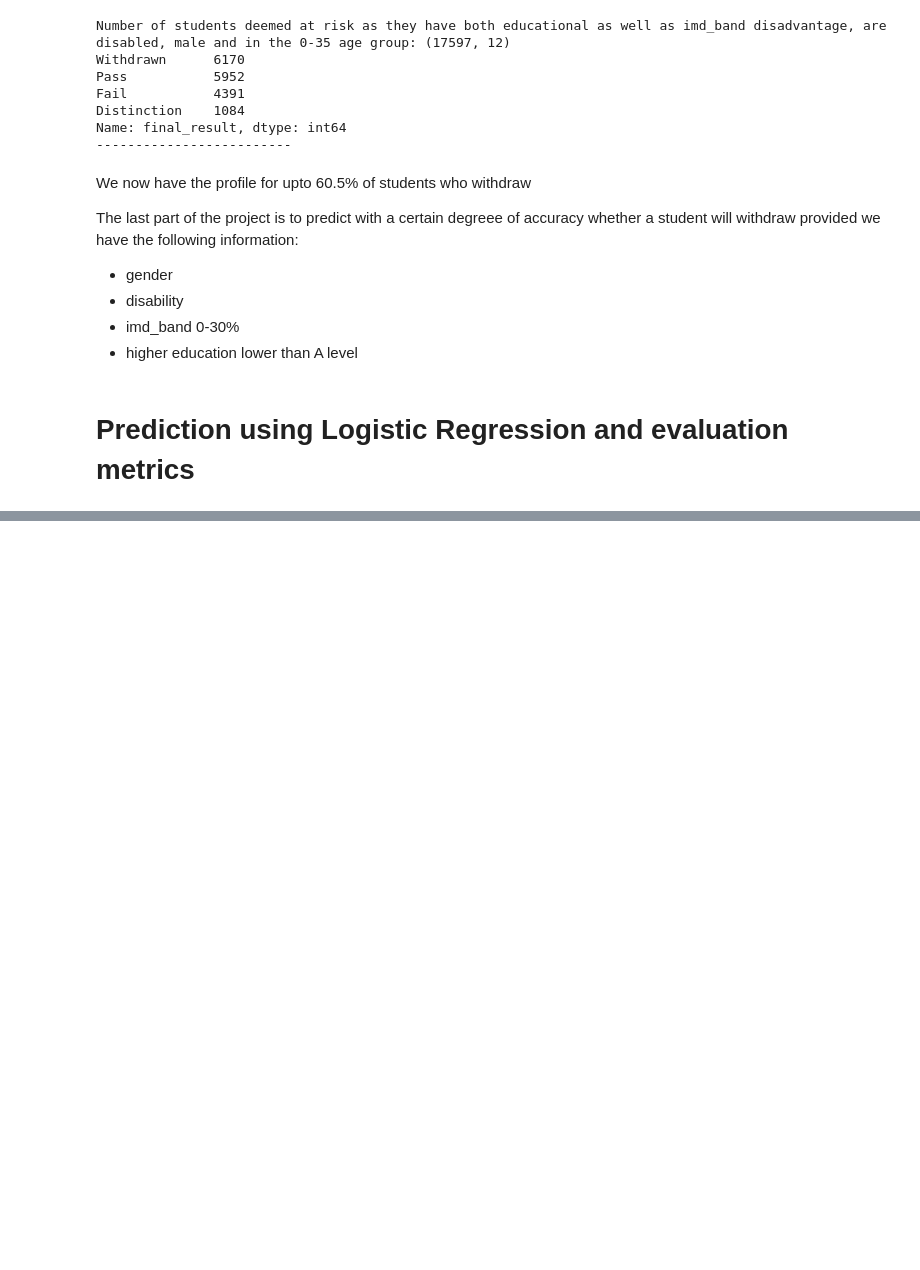
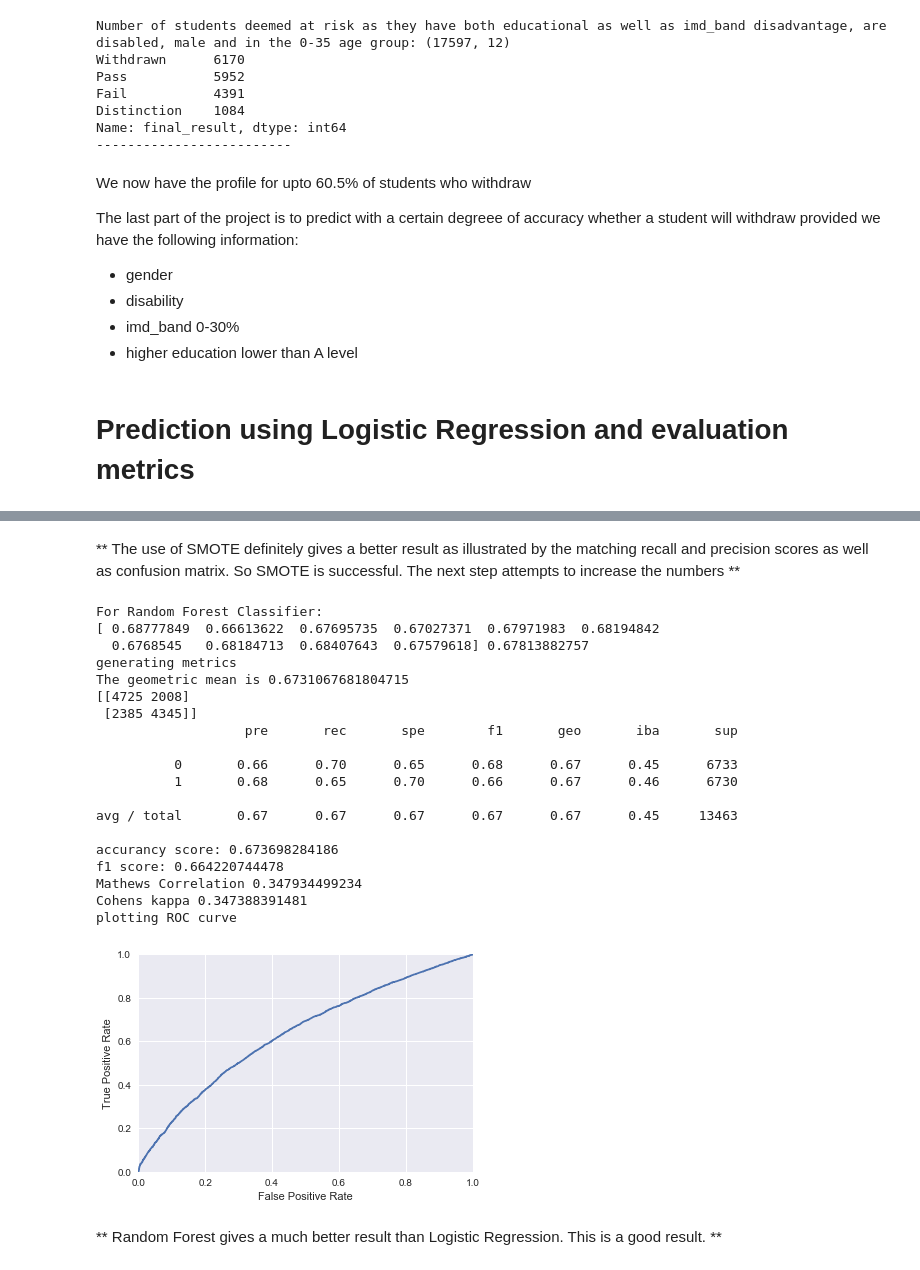
Before and after one commit to SoumyaK23/Springboard-Data-Intensive-and-Machine-Learning, a Jupyter notebook: Capstone2/OU_FinalCapstone.ipynb, the cells around one changed output, grey strips where cells are left out. Drawn from its saved outputs; the diff is of its cells as text; code cells hidden in the pictures; blank space fills up the shorter version.

```diff
--- a/Capstone2/OU_FinalCapstone.ipynb
+++ b/Capstone2/OU_FinalCapstone.ipynb
@@ -900,0 +1009,68 @@ Done
+# %% [markdown]
+** The use of SMOTE definitely gives a better result as illustrated by the matching recall and precision scores as well as confusion matrix. So SMOTE is successful. The next step attempts to increase the numbers **
+# %%
+# Try Random Forest classifier classifiers
+print("For Random Forest Classifier:")
+
+
+rf = pl.make_pipeline(os.SMOTE(random_state=RANDOM_STATE),
+                            RandomForestClassifier(class_weight="balanced"))
+
+
+
+rfscores = cross_val_score(rf, X_train, y_train, scoring='accuracy', cv=10)
+print(rfscores, rfscores.mean())
+
+# Train the classifier with balancing
+rf.fit(X_train, y_train)
+
+# Test the classifier and get the prediction
+print('generating metrics')
+y_pred_rf = rf.predict(X_test)
+print('The geometric mean is {}'.format(geometric_mean_score(
+    y_test,
+    y_pred_rf)))
+
+
+# Show the classification report
+print(metrics.confusion_matrix(y_test, y_pred_rf))
+print(classification_report_imbalanced(y_test, y_pred_rf))
+
+print('accurancy score:',metrics.accuracy_score(y_test, y_pred_rf))
+print('f1 score:',metrics.f1_score(y_test, y_pred_rf))
+print('Mathews Correlation',matthews_corrcoef(y_test, y_pred_rf))
+print('Cohens kappa', cohen_kappa_score(y_test, y_pred_rf))
+
+
+# plot ROC curve
+print('plotting ROC curve')
+fpr, tpr, thresholds = metrics.roc_curve(y_test, probs[:, 1])
+plt.plot(fpr, tpr)
+plt.xlim([0.0, 1.0])
+plt.ylim([0.0, 1.0])
+plt.xlabel('False Positive Rate')
+plt.ylabel('True Positive Rate')
+plt.show()
+# %% [output]
+For Random Forest Classifier:
+[ 0.68777849  0.66613622  0.67695735  0.67027371  0.67971983  0.68194842
+  0.6768545   0.68184713  0.68407643  0.67579618] 0.67813882757
+generating metrics
+The geometric mean is 0.6731067681804715
+[[4725 2008]
+ [2385 4345]]
+                   pre       rec       spe        f1       geo       iba       sup
+
+          0       0.66      0.70      0.65      0.68      0.67      0.45      6733
+          1       0.68      0.65      0.70      0.66      0.67      0.46      6730
+
+avg / total       0.67      0.67      0.67      0.67      0.67      0.45     13463
+
+accurancy score: 0.673698284186
+f1 score: 0.664220744478
+Mathews Correlation 0.347934499234
+Cohens kappa 0.347388391481
+plotting ROC curve
+[figure, added]
+# %% [markdown]
+** Random Forest gives a much better result than Logistic Regression. This is a good result. **
```
Also changed, not shown: parts of 11 cells of this notebook, 1 other file.
